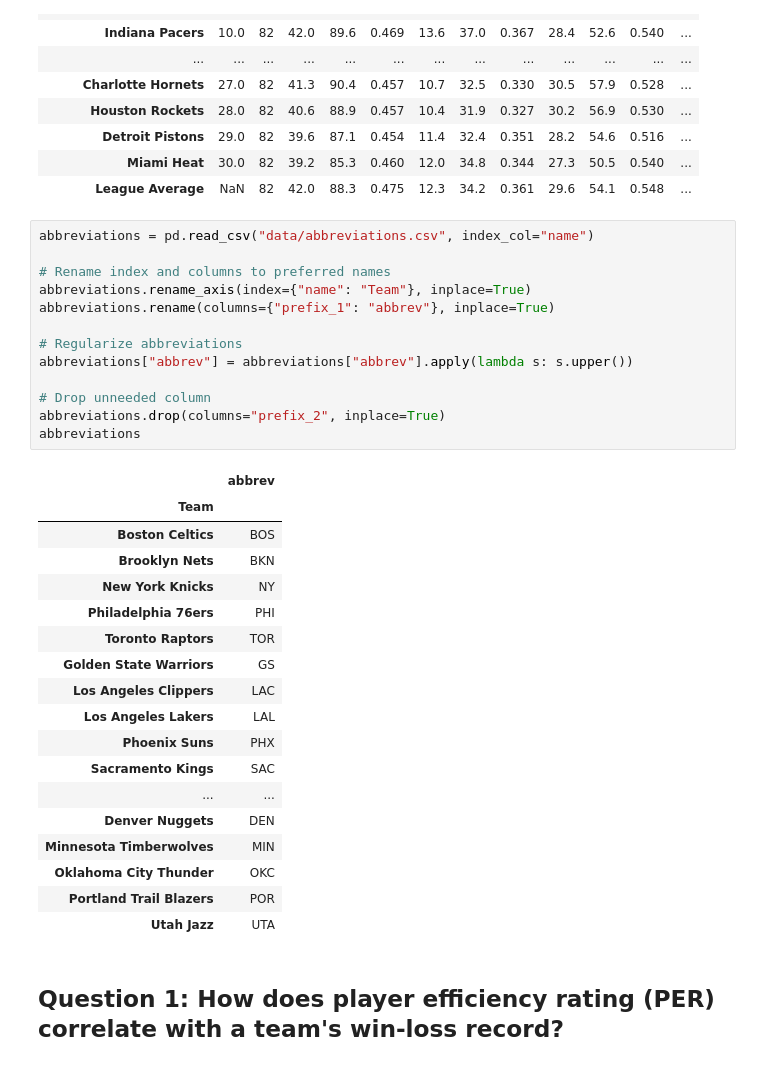
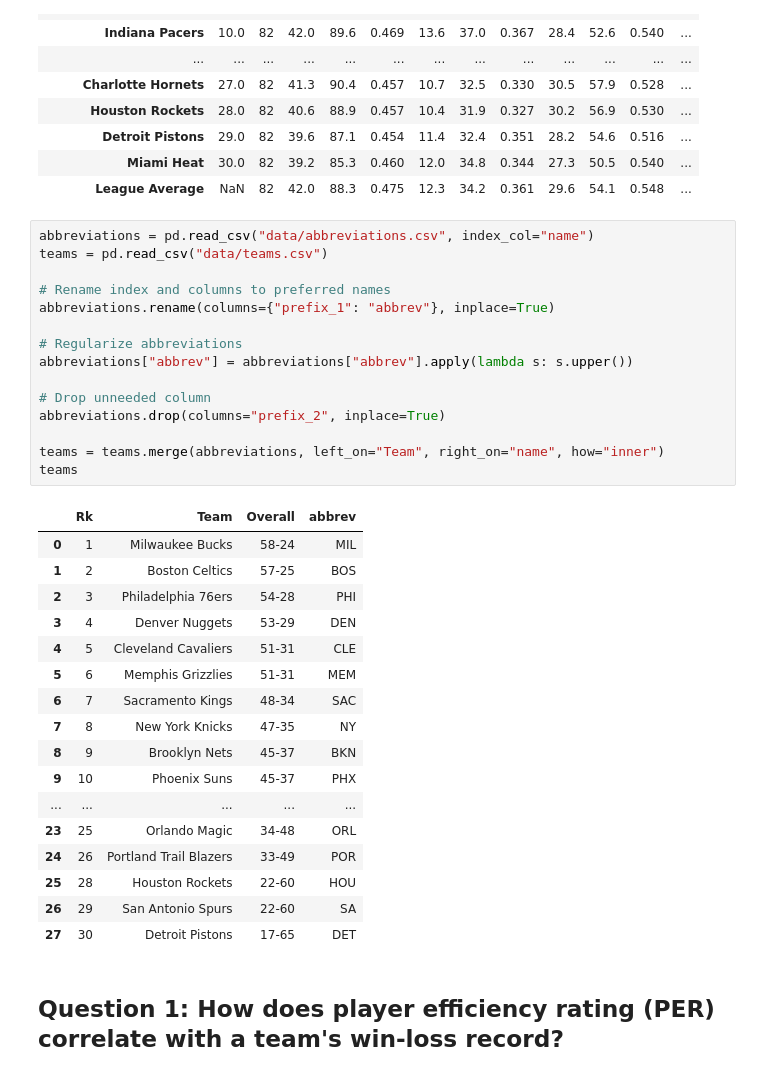
Before and after one commit to lynathaniel/cse163-project, a Jupyter notebook: basketball.ipynb, the cells around one changed output. Cells and saved outputs as stored; diff of their text form.

Commit message:
Merged abbrevations and team datasets.

```diff
--- a/basketball.ipynb
+++ b/basketball.ipynb
@@ -79,36 +59,37 @@ three_pt_atmpts
 | League Average | NaN | 82 | 42.0 | 88.3 | 0.475 | 12.3 | 34.2 | 0.361 | 29.6 | 54.1 | 0.548 | ... |
 # %%
 abbreviations = pd.read_csv("data/abbreviations.csv", index_col="name")
+teams = pd.read_csv("data/teams.csv")
 
 # Rename index and columns to preferred names
-abbreviations.rename_axis(index={"name": "Team"}, inplace=True)
 abbreviations.rename(columns={"prefix_1": "abbrev"}, inplace=True)
 
 # Regularize abbreviations
 abbreviations["abbrev"] = abbreviations["abbrev"].apply(lambda s: s.upper())
 
 # Drop unneeded column
 abbreviations.drop(columns="prefix_2", inplace=True)
-abbreviations
+
+teams = teams.merge(abbreviations, left_on="Team", right_on="name", how="inner")
+teams
 # %% [output]
-|  | abbrev |
-| Team |  |
-| Boston Celtics | BOS |
-| Brooklyn Nets | BKN |
-| New York Knicks | NY |
-| Philadelphia 76ers | PHI |
-| Toronto Raptors | TOR |
-| Golden State Warriors | GS |
-| Los Angeles Clippers | LAC |
-| Los Angeles Lakers | LAL |
-| Phoenix Suns | PHX |
-| Sacramento Kings | SAC |
-| ... | ... |
-| Denver Nuggets | DEN |
-| Minnesota Timberwolves | MIN |
-| Oklahoma City Thunder | OKC |
-| Portland Trail Blazers | POR |
-| Utah Jazz | UTA |
+|  | Rk | Team | Overall | abbrev |
+| 0 | 1 | Milwaukee Bucks | 58-24 | MIL |
+| 1 | 2 | Boston Celtics | 57-25 | BOS |
+| 2 | 3 | Philadelphia 76ers | 54-28 | PHI |
+| 3 | 4 | Denver Nuggets | 53-29 | DEN |
+| 4 | 5 | Cleveland Cavaliers | 51-31 | CLE |
+| 5 | 6 | Memphis Grizzlies | 51-31 | MEM |
+| 6 | 7 | Sacramento Kings | 48-34 | SAC |
+| 7 | 8 | New York Knicks | 47-35 | NY |
+| 8 | 9 | Brooklyn Nets | 45-37 | BKN |
+| 9 | 10 | Phoenix Suns | 45-37 | PHX |
+| ... | ... | ... | ... | ... |
+| 23 | 25 | Orlando Magic | 34-48 | ORL |
+| 24 | 26 | Portland Trail Blazers | 33-49 | POR |
+| 25 | 28 | Houston Rockets | 22-60 | HOU |
+| 26 | 29 | San Antonio Spurs | 22-60 | SA |
+| 27 | 30 | Detroit Pistons | 17-65 | DET |
 # %% [markdown]
 ## Question 1: How does player efficiency rating (PER) correlate with a team's win-loss record?
 # %%
```
Also changed, not shown: parts of 6 cells of this notebook.
